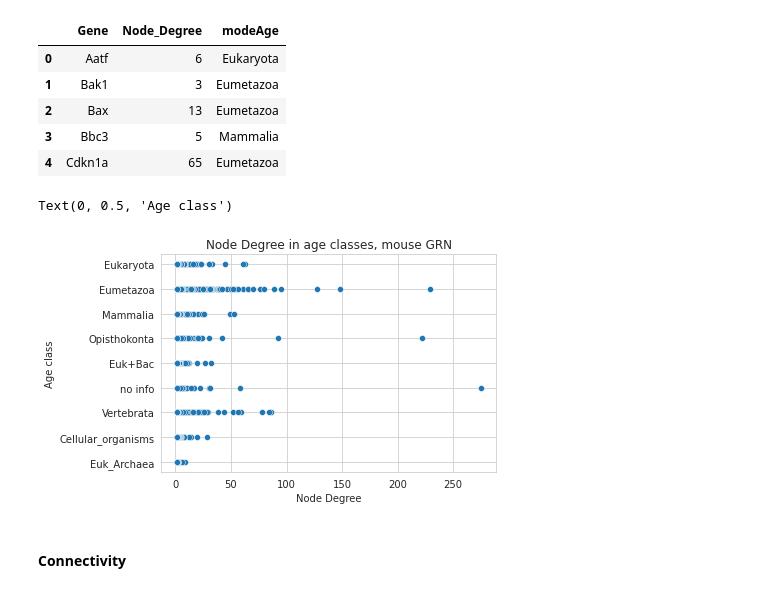
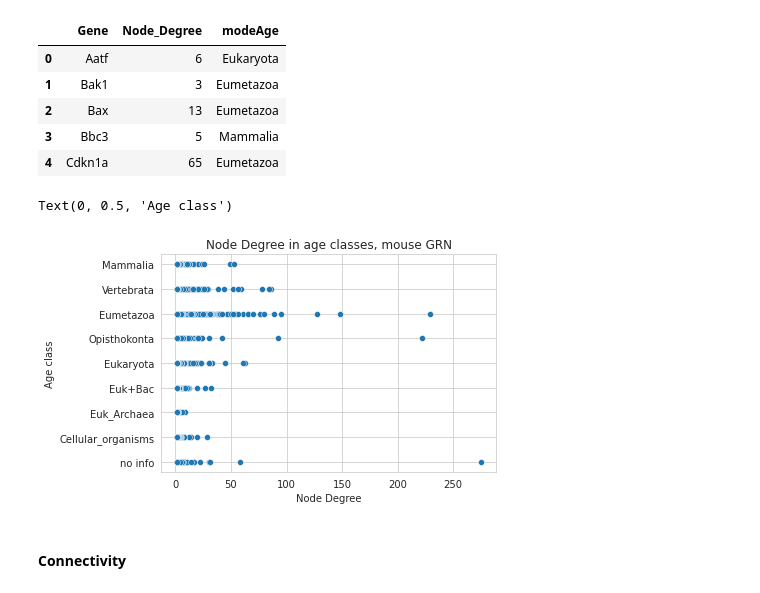
Before and after one commit to Freddsle/age_patterns, a Jupyter notebook: code/02_Liebeskind_age_classes.ipynb, the cells around one changed output. Cells and saved outputs as stored; diff of their text form; code cells hidden in the pictures.

```diff
--- a/code/02_Liebeskind_age_classes.ipynb
+++ b/code/02_Liebeskind_age_classes.ipynb
@@ -697,15 +699,19 @@ mouse_ndegree['modeAge'].fillna('no info', inplace=True)
 mouse_ndegree['Age'] = mouse_ndegree['modeAge'].apply(lambda x: classes.index(x))
 # %%
 plt.figure(figsize=(6, 4))
+
+mouse_ndegree['modeAge'] = [classes.index(x) for x in mouse_ndegree['modeAge']]
 sns.scatterplot(y="modeAge", x="Node_Degree", data=mouse_ndegree)
+plt.yticks(range(len(classes)), classes)
+
 plt.title('Node Degree in age classes, mouse GRN')
 plt.xlabel('Node Degree')
 plt.ylabel('Age class')
 #plt.savefig('../data/02_plots/mouse_node_degree.png')
 #plt.close()
 # %% [output]
 Text(0, 0.5, 'Age class')
-[figure, old version]
+[figure, new version]
 # %% [markdown]
 #### Сonnectivity
 # %%
```
Also changed, not shown: parts of 2 cells of this notebook, 8 other files.
